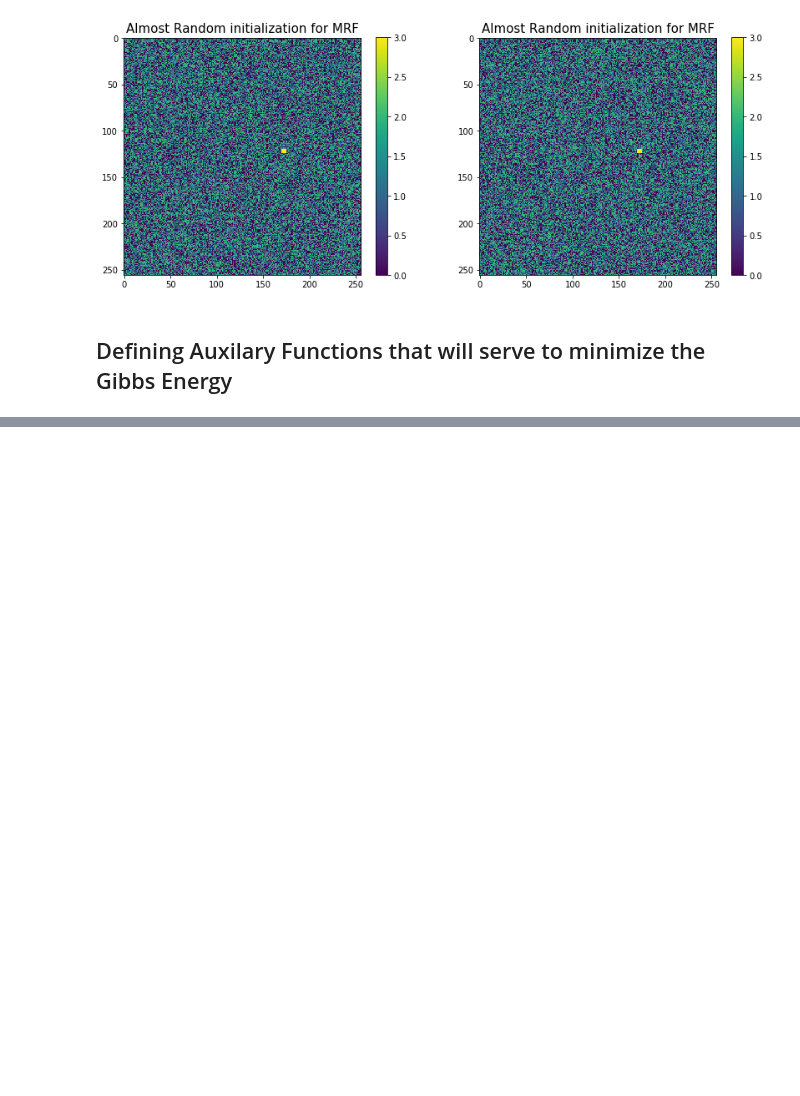
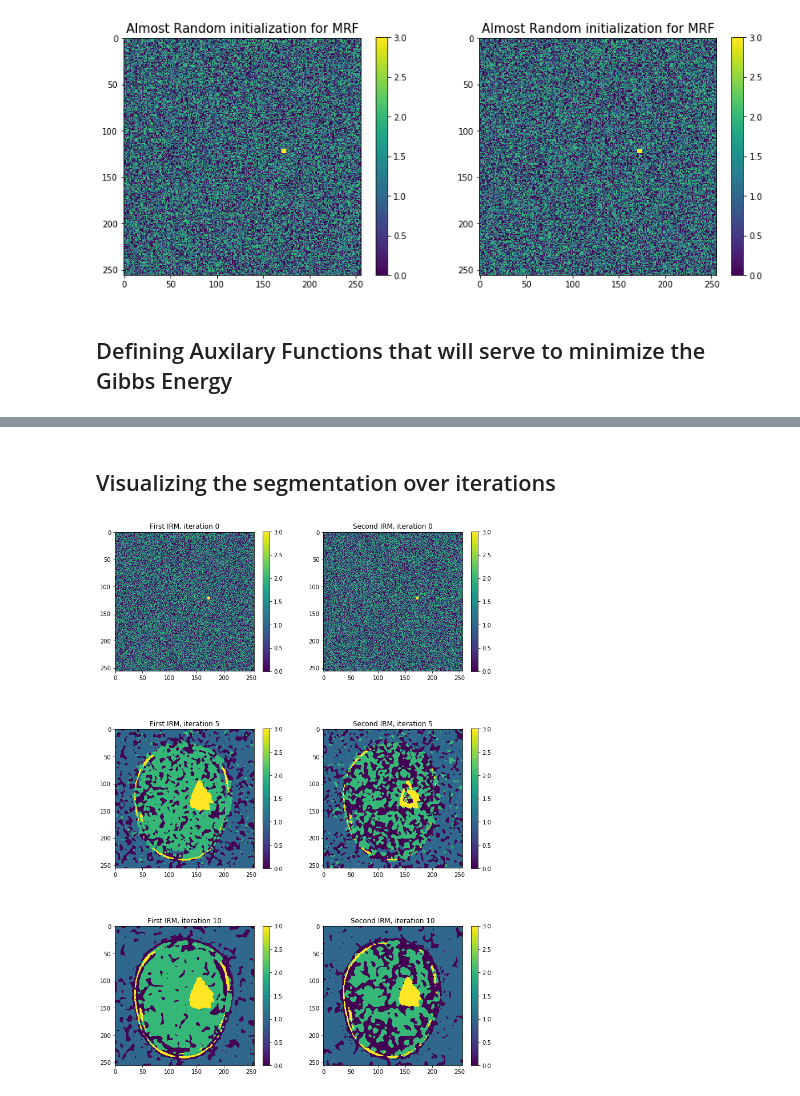
Before and after one commit to A-EL-YAAGOUBI/ML, a Jupyter notebook: Medical Imaging/MRF.ipynb, the cells around one changed output, grey strips where cells are left out. Drawn from its saved outputs; the diff is of its cells as text; code cells hidden in the pictures; blank space fills up the shorter version.

```diff
--- a/Medical Imaging/MRF.ipynb
+++ b/Medical Imaging/MRF.ipynb
@@ -187,0 +190,6 @@ def MRF(IMG, X, labels, ITER_MAX=50):
+# %%
+print('First IRM')
+result_1 = MRF(IRMcoupe17_t1, X_IRMcoupe17_t1, labels)
+
+print('\nSecond IRM After 4 month')
+result_2 = MRF(IRMcoupe17_t2, X_IRMcoupe17_t2, labels)
@@ -187,0 +214,18 @@ def MRF(IMG, X, labels, ITER_MAX=50):
+# %% [markdown]
+## Visualizing the segmentation over iterations
+# %%
+nb = min(len(result_1), len(result_2)) // 5
+plt.figure(figsize=(12, 6 * nb))
+
+for i in range(1, nb + 1):
+    plt.subplot(nb, 2, 2 * i - 1)
+    plt.imshow(result_1[5 * (i-1)])
+    plt.title('First IRM, iteration {}'.format(5 * (i-1)))
+    plt.colorbar(shrink=0.85)
+
+    plt.subplot(nb, 2, 2 * i)
+    plt.imshow(result_2[5 * (i-1)])
+    plt.title('Second IRM, iteration {}'.format(5 * (i-1)))
+    plt.colorbar(shrink=0.85)
+# %% [output]
+[figure, added]
```
Also changed, not shown: parts of 2 cells of this notebook.
